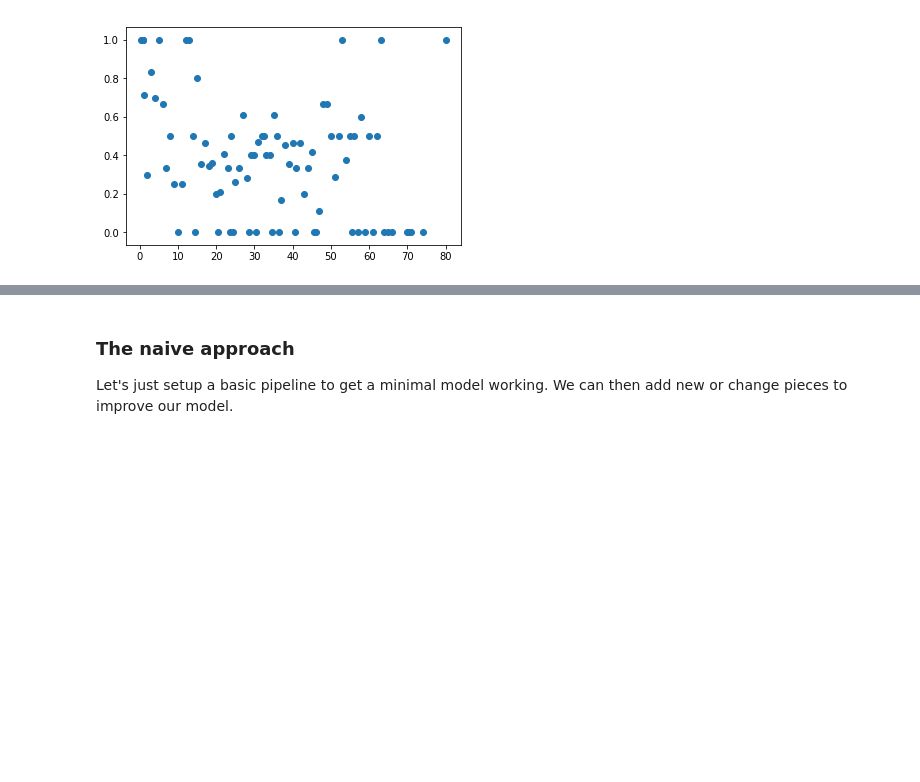
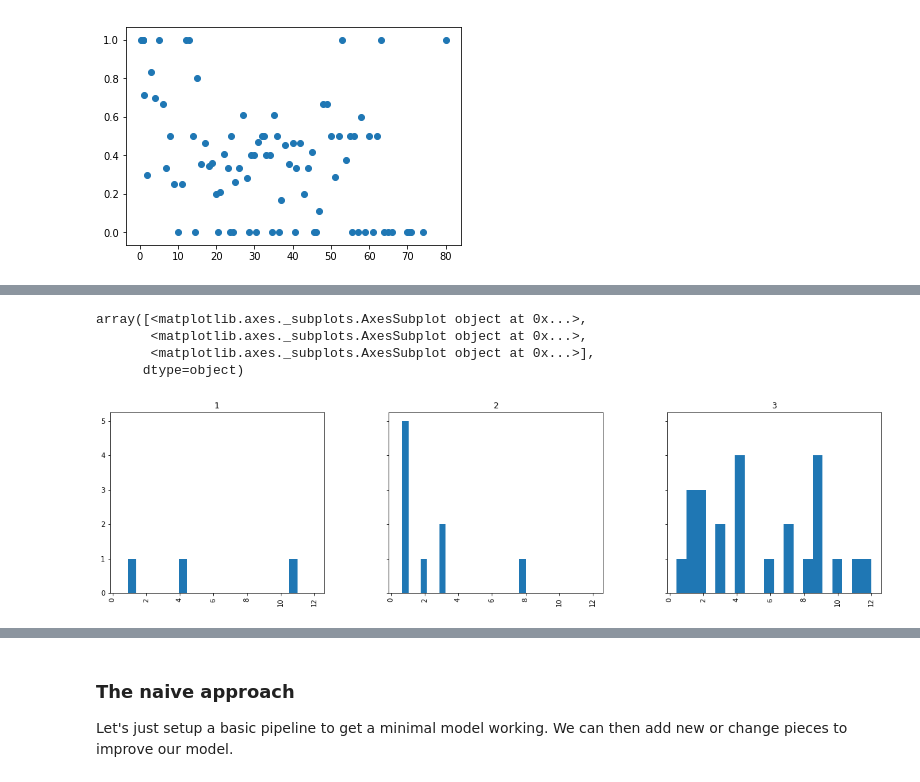
Before and after one commit to danielhertenstein/kaggle, a Jupyter notebook: titanic/main.ipynb, the cells around one changed output, grey strips where cells are left out. Saved outputs shown, nothing was run; the diff lists cells and outputs as text; code cells hidden in the pictures; blank space fills up the shorter version.

```diff
--- a/titanic/main.ipynb
+++ b/titanic/main.ipynb
@@ -173,0 +305,9 @@ Name: Pclass, dtype: float64
+# %%
+masters = train.loc[train.Title == "Master", :]
+masters.hist("Age", by="Pclass", bins=20, sharex=True, sharey=True, layout=(1, 3), figsize=(20, 5))
+# %% [output]
+array([<matplotlib.axes._subplots.AxesSubplot object at 0x...>,
+       <matplotlib.axes._subplots.AxesSubplot object at 0x...>,
+       <matplotlib.axes._subplots.AxesSubplot object at 0x...>],
+      dtype=object)
+[figure, added]
```
Also changed, not shown: parts of 39 cells of this notebook, 2 other files.
